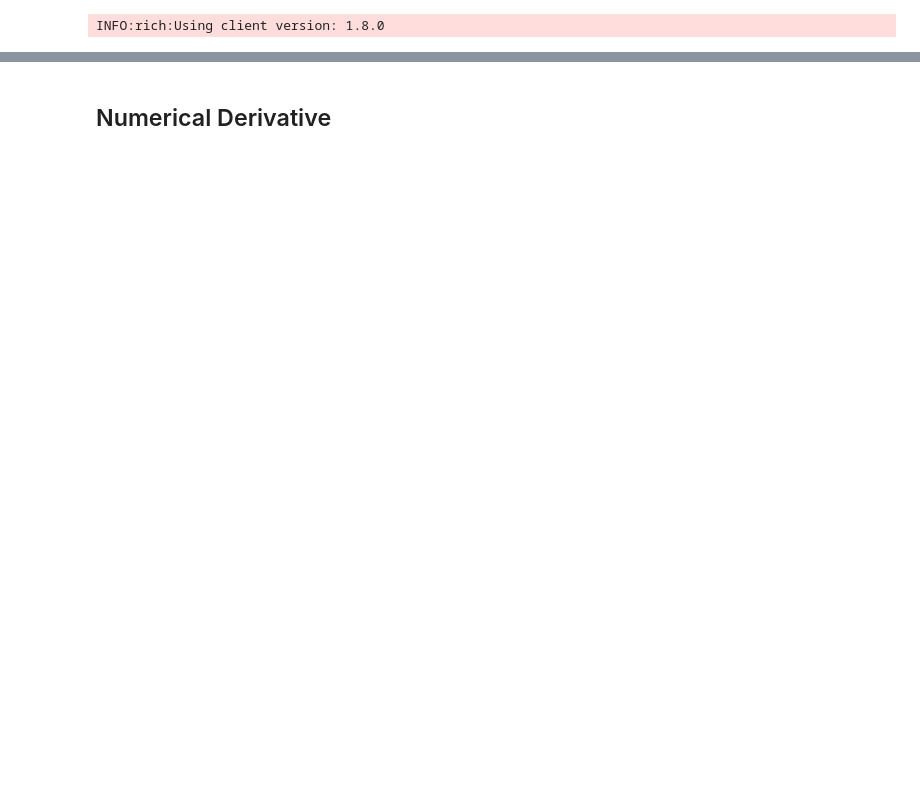
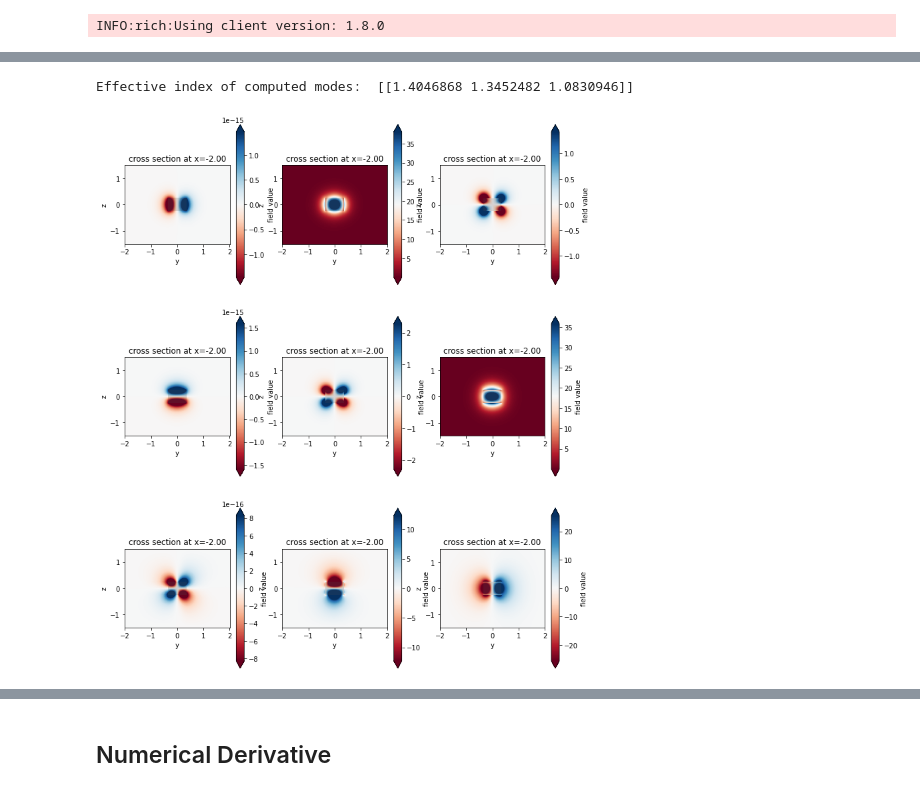
Before and after one commit to flexcompute-readthedocs/tidy3d-docs, a Jupyter notebook: docs/source/notebooks/Adjoint_Medium.ipynb, the cells around one changed output, grey strips where cells are left out. Saved outputs shown, nothing was run; the diff lists cells and outputs as text; code cells hidden in the pictures; blank space fills up the shorter version.

```diff
--- a/docs/source/notebooks/Adjoint_Medium.ipynb
+++ b/docs/source/notebooks/Adjoint_Medium.ipynb
@@ -168,0 +169,16 @@ plt.show()
+# %%
+from tidy3d.plugins import ModeSolver
+
+mode_solver = ModeSolver(simulation=sim_plot, plane=forward_source, mode_spec=sim_plot.monitors[0].mode_spec, freqs=[freq0])
+modes = mode_solver.solve()
+
+print("Effective index of computed modes: ", np.array(modes.n_eff))
+
+fig, axs = plt.subplots(num_modes, 3, figsize=(12, 5*num_modes))
+for mode_ind in range(num_modes):
+    mode_solver.plot_field("Ex", "real", f=freq0, mode_index=mode_ind, ax=axs[mode_ind, 0])
+    mode_solver.plot_field("Ey", "real", f=freq0, mode_index=mode_ind, ax=axs[mode_ind, 1])
+    mode_solver.plot_field("Ez", "real", f=freq0, mode_index=mode_ind, ax=axs[mode_ind, 2])
+# %% [output]
+Effective index of computed modes:  [[1.4046868 1.3452482 1.0830946]]
+[figure, added]
```
Also changed, not shown: parts of 14 cells of this notebook, 2 other files.
